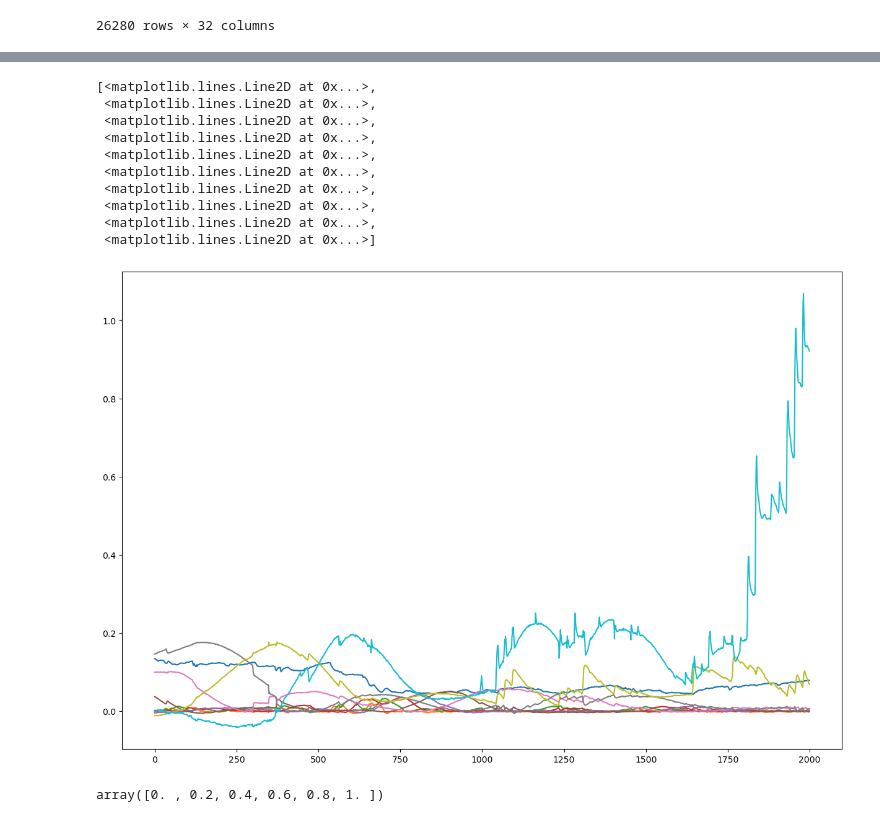
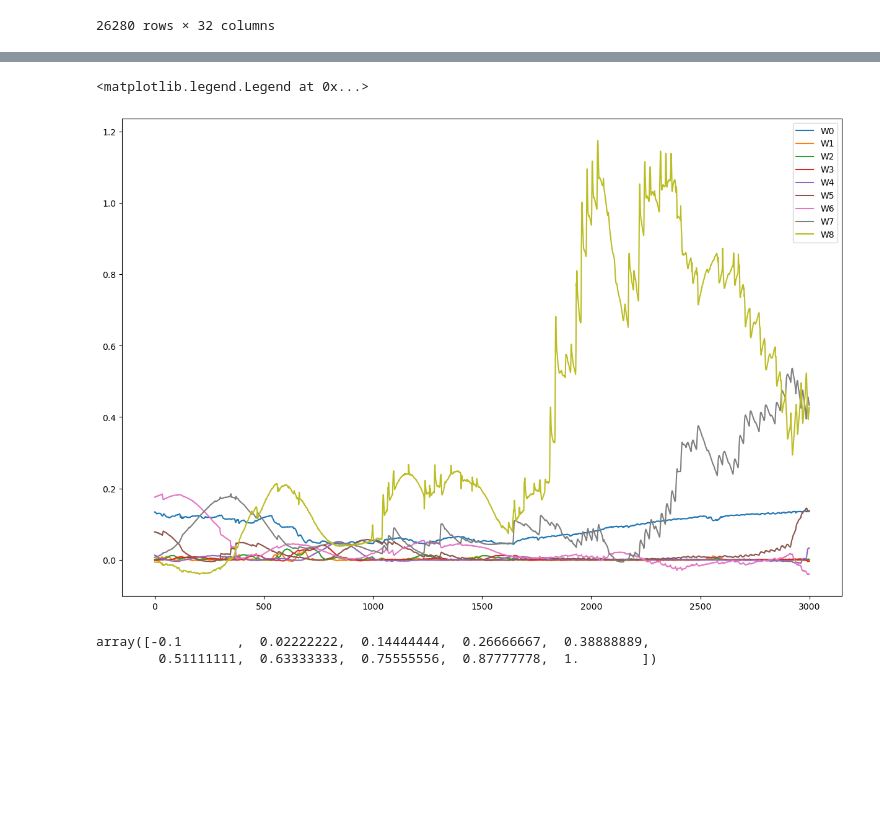
Before and after one commit to petergroenning/thesis_project, a Jupyter notebook: notebooks/stuffsss.ipynb, the cells around one changed output, grey strips where cells are left out. Drawn from its saved outputs; the diff is of its cells as text; code cells hidden in the pictures; blank space fills up the shorter version.

```diff
--- a/notebooks/stuffsss.ipynb
+++ b/notebooks/stuffsss.ipynb
@@ -43,7 +43,7 @@ def spline_basis(x, t):
 
 
 idx = np.random.randint(0, len(dfw))
-m = 10
+m = 9
 x = np.linspace(0,1,32)
 
 y = dfw.iloc[idx].values
@@ -73,20 +73,16 @@ for i in range(len(dfw)):
     W[i] = w
 # %%
 fig, ax = plt.subplots(1,1, figsize=(15,10))
-ax.plot(W[:2000])
+
+for i in range(m):
+    ax.plot(W[:3000,i], label=f'W{i}')
+# ax.plot(W[:2000], label='W')
+ax.legend()
 # %% [output]
-[<matplotlib.lines.Line2D at 0x...>,
- <matplotlib.lines.Line2D at 0x...>,
- <matplotlib.lines.Line2D at 0x...>,
- <matplotlib.lines.Line2D at 0x...>,
- <matplotlib.lines.Line2D at 0x...>,
- <matplotlib.lines.Line2D at 0x...>,
- <matplotlib.lines.Line2D at 0x...>,
- <matplotlib.lines.Line2D at 0x...>,
- <matplotlib.lines.Line2D at 0x...>,
- <matplotlib.lines.Line2D at 0x...>]
+<matplotlib.legend.Legend at 0x...>
-[figure, old version]
+[figure, new version]
 # %%
 t
 # %% [output]
-array([0. , 0.2, 0.4, 0.6, 0.8, 1. ])
+array([-0.1       ,  0.02222222,  0.14444444,  0.26666667,  0.38888889,
+        0.51111111,  0.63333333,  0.75555556,  0.87777778,  1.        ])
```
Also changed, not shown: parts of 1 cell of this notebook, 7 other files.
